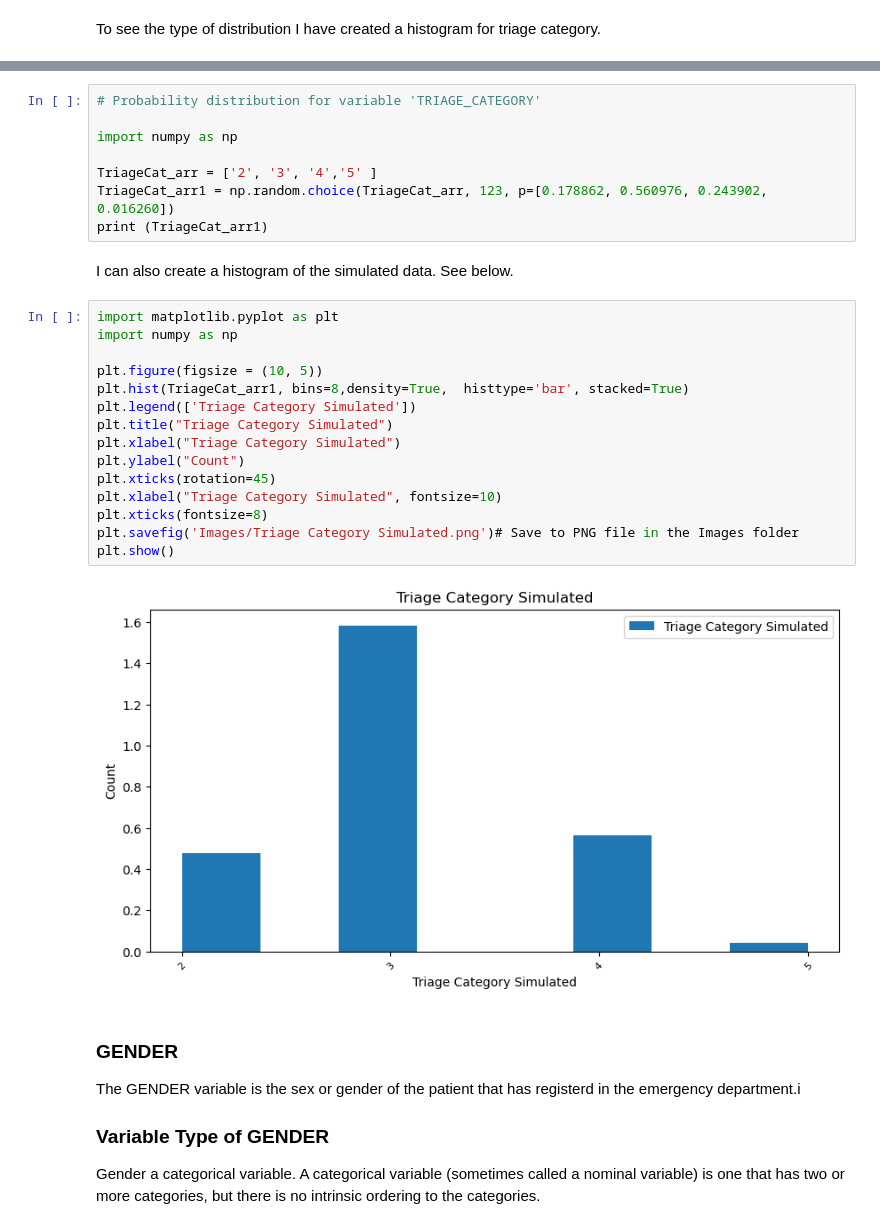
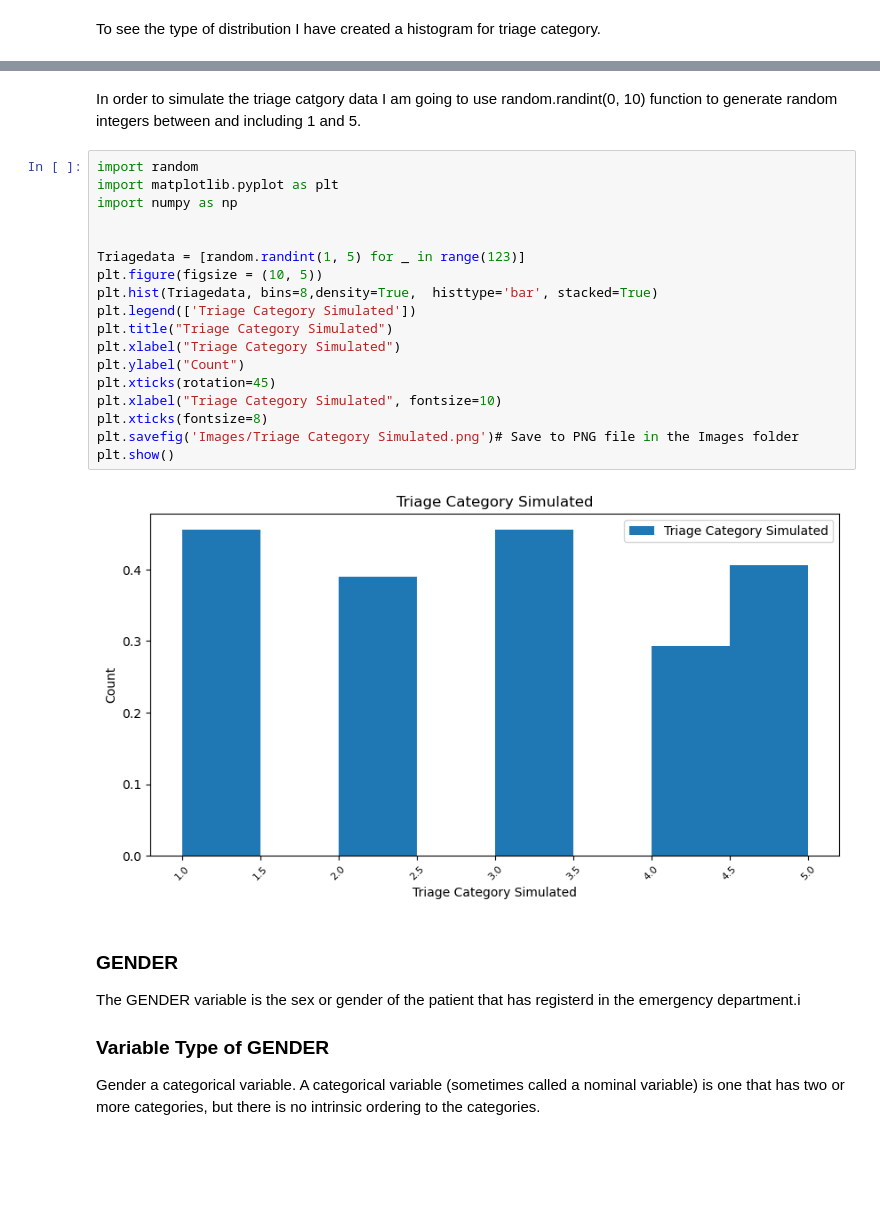
Before and after one commit to AudeAllen/PDA_Assignment, a Jupyter notebook: PDA_Assignment.ipynb, the cells around one changed output, grey strips where cells are left out. Saved outputs shown, nothing was run; the diff lists cells and outputs as text; blank space fills up the shorter version.

```diff
--- a/PDA_Assignment.ipynb
+++ b/PDA_Assignment.ipynb
@@ -647,30 +652,25 @@ I am going to use the frequency of each of the triage categories to simulate my
-# %%
-# Probability distribution for variable 'TRIAGE_CATEGORY'
-
-import numpy as np
-
-TriageCat_arr = ['2', '3', '4','5' ]
-TriageCat_arr1 = np.random.choice(TriageCat_arr, 123, p=[0.178862, 0.560976, 0.243902, 0.016260])
-print (TriageCat_arr1)
-# %% [markdown]
-I can also create a histogram of the simulated data. See below.
+# %% [markdown]
+In order to simulate the triage catgory data I am going to use  random.randint(0, 10) function to generate random integers between and including 1 and 5.
 # %%
+import random
 import matplotlib.pyplot as plt
 import numpy as np
 
+
+Triagedata = [random.randint(1, 5) for _ in range(123)]
 plt.figure(figsize = (10, 5))
-plt.hist(TriageCat_arr1, bins=8,density=True,  histtype='bar', stacked=True)
+plt.hist(Triagedata, bins=8,density=True,  histtype='bar', stacked=True)
 plt.legend(['Triage Category Simulated'])
 plt.title("Triage Category Simulated")
 plt.xlabel("Triage Category Simulated")
 plt.ylabel("Count")
 plt.xticks(rotation=45)
 plt.xlabel("Triage Category Simulated", fontsize=10)
 plt.xticks(fontsize=8)
 plt.savefig('Images/Triage Category Simulated.png')# Save to PNG file in the Images folder
 plt.show()
 # %% [output]
-[figure, old version]
+[figure, new version]
 # %% [markdown]
 ### GENDER
 
```
Also changed, not shown: parts of 7 cells of this notebook, 10 other files.
